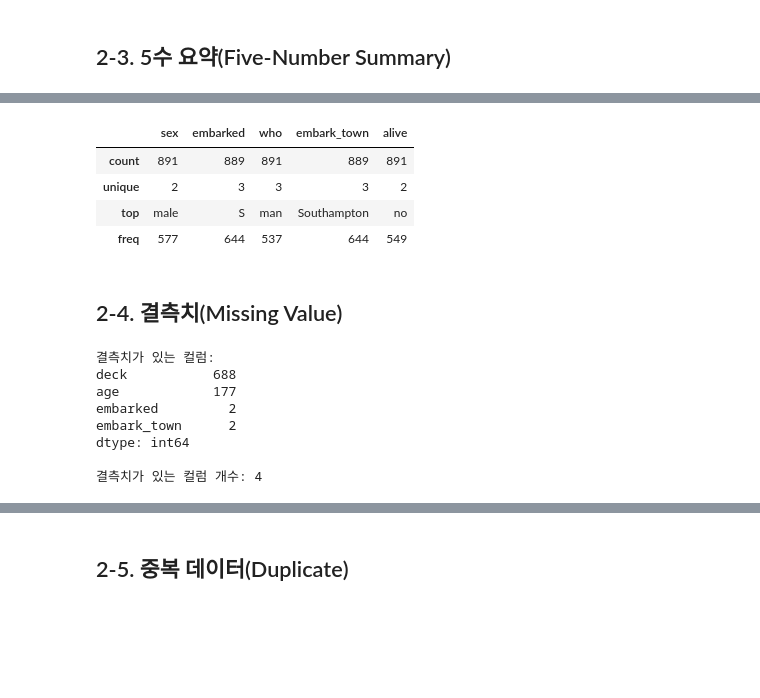
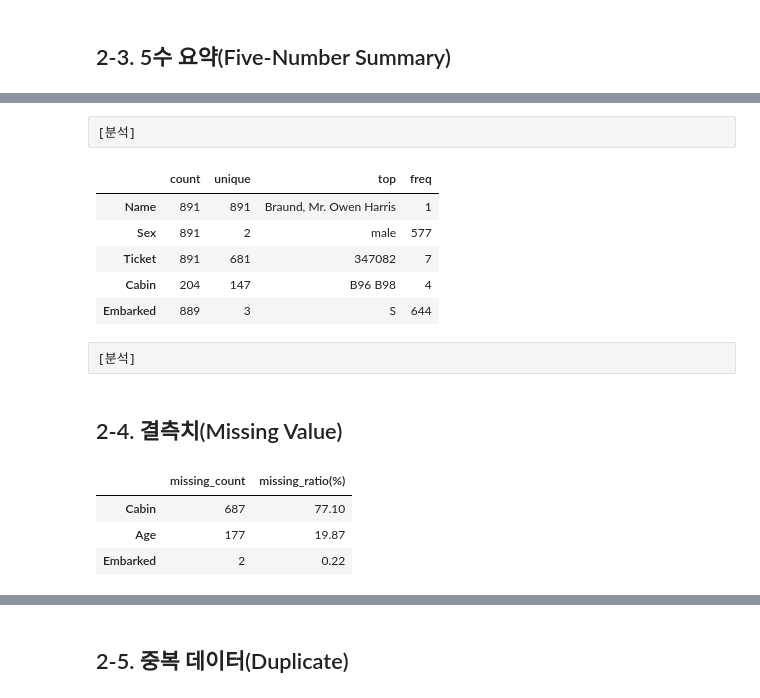
Before and after one commit to Sphen1sc1dae/AI-Service-Lab2, a Jupyter notebook: services/04-titanic-ai/ST_Titanic.ipynb, the cells around one changed output, grey strips where cells are left out. Saved outputs shown, nothing was run; the diff lists cells and outputs as text; code cells hidden in the pictures; blank space fills up the shorter version.

```diff
--- a/services/04-titanic-ai/ST_Titanic.ipynb
+++ b/services/04-titanic-ai/ST_Titanic.ipynb
@@ -101,0 +65,6 @@ Index(['survived', 'pclass', 'sex', 'age', 'sibsp', 'parch', 'fare',
+# %%
+# ---------------------------------------------------------------
+# 데이터 불러오기
+# ---------------------------------------------------------------
+df = pd.read_csv('data/train.csv')
+print(df.head())
@@ -151,30 +143,30 @@ min 값과 max 값의 차이가 큰 것을 봤을 때, 이상치가 존재할
+# %% [raw]
+[분석]
 # %%
-# 문자형(범주형) 컬럼의 요약 통계도 함께 확인합니다.
-# top: 가장 많이 등장한 값, freq: 그 값이 등장한 횟수
-df.describe(include="object")
+# 문자형(범주형) 컬럼 요약
+# unique: 고유값 수, top: 최빈값, freq: 최빈값 빈도
+display(df.describe(include="object").T)
 # %% [output]
-|  | sex | embarked | who | embark_town | alive |
-| count | 891 | 889 | 891 | 889 | 891 |
-| unique | 2 | 3 | 3 | 3 | 2 |
-| top | male | S | man | Southampton | no |
-| freq | 577 | 644 | 537 | 644 | 549 |
+|  | count | unique | top | freq |
+| Name | 891 | 891 | Braund, Mr. Owen Harris | 1 |
+| Sex | 891 | 2 | male | 577 |
+| Ticket | 891 | 681 | 347082 | 7 |
+| Cabin | 204 | 147 | B96 B98 | 4 |
+| Embarked | 889 | 3 | S | 644 |
+# %% [raw]
+[분석]
 # %% [markdown]
 ## 2-4. 결측치(Missing Value)
-# %%
-# 컬럼별 결측치 개수 확인
-missing = df.isnull().sum()
-missing = missing[missing > 0].sort_values(ascending=False)
-
-print("결측치가 있는 컬럼:")
-print(missing)
-print("\n결측치가 있는 컬럼 개수:", len(missing))
-# %% [output]
-결측치가 있는 컬럼:
-deck           688
-age            177
-embarked         2
-embark_town      2
-dtype: int64
-
-결측치가 있는 컬럼 개수: 4
+# %%
+missing_summary = pd.DataFrame({
+    "missing_count": df.isnull().sum(),
+    "missing_ratio(%)": (df.isnull().mean() * 100).round(2),
+}).sort_values("missing_count", ascending=False)
+
+display(missing_summary[missing_summary["missing_count"] > 0])
+# %% [output]
+|  | missing_count | missing_ratio(%) |
+| Cabin | 687 | 77.10 |
+| Age | 177 | 19.87 |
+| Embarked | 2 | 0.22 |
 # %%
```
Also changed, not shown: parts of 192 cells of this notebook, 1 other file.
